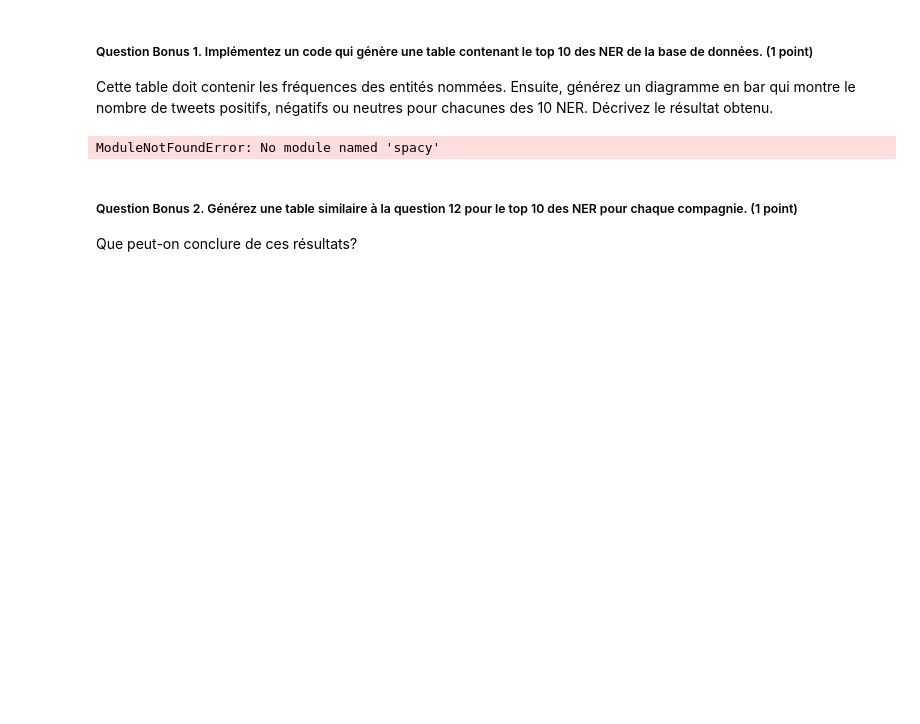
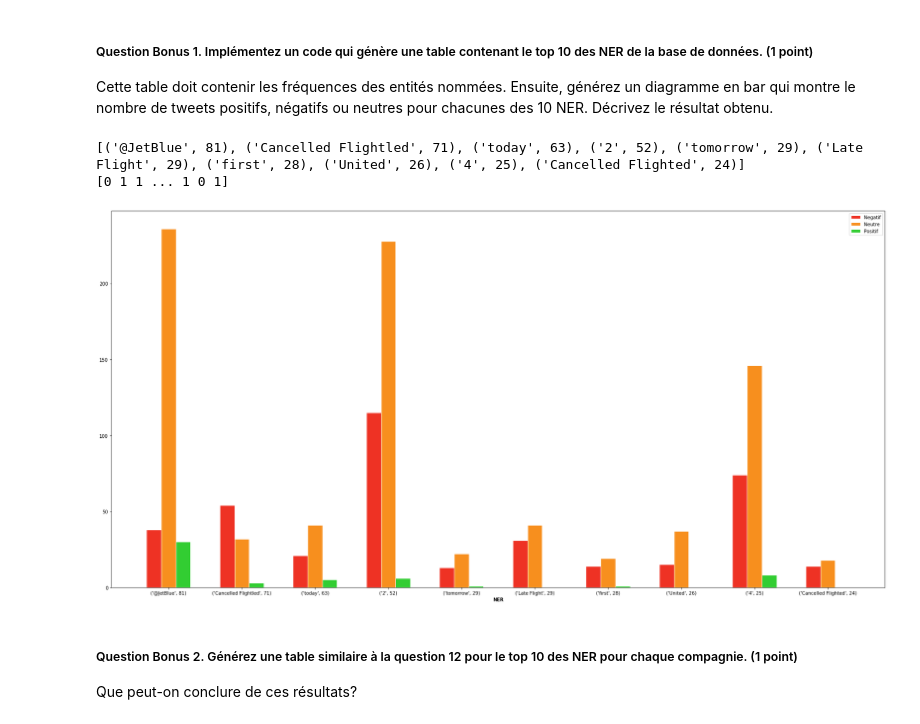
Before and after one commit to Isdriai/INF8111---Fouille-de-donn-es, a Jupyter notebook: TP1_INF8111_2019.ipynb, the cells around one changed output. Cells and saved outputs as stored; diff of their text form; code cells hidden in the pictures; blank space fills up the shorter version.

```diff
--- a/TP1_INF8111_2019.ipynb
+++ b/TP1_INF8111_2019.ipynb
@@ -1213,39 +1228,37 @@ for ner,b in res:
                 Negatif[i]=Negatif[i]+1
             if(result_test[j])==1:
                 Neutre[i]=Neutre[i]+1
             if(result_test[j])==2:
                 Positif[i]=Positif[i]+1
         j=j+1
     i=i+1
 
 #print(Negatif)
 #print(Neutre)
 #print(Positif)
 
 import matplotlib.pyplot as plt
 import numpy as np
 
 barWidth=0.2
 
 r1=np.arange(len(Negatif))
 r2=[x+barWidth for x in r1]
 r3=[x+barWidth for x in r2]
 
 plt.bar(r1, Negatif, color='#EE3224', width=barWidth, edgecolor='white', label='Negatif')
 plt.bar(r2, Neutre, color='#F78F1E', width=barWidth, edgecolor='white', label='Neutre')
 plt.bar(r3, Positif, color='#32CD32', width=barWidth, edgecolor='white', label='Positif')
 
 plt.xlabel('NER', fontweight='bold')
-plt.xticks([r + barWidth for r in range(len(Negatif))], analyze_NER(test_X),fontsize=18)
+plt.xticks([r + barWidth for r in range(len(Negatif))], analyze_NER(test_X))
 plt.rcParams["figure.figsize"]=[30,15]
 plt.legend()
 plt.show()
-
-"""
-
-"""
 # %% [output]
-ModuleNotFoundError: No module named 'spacy'
+[('@JetBlue', 81), ('Cancelled Flightled', 71), ('today', 63), ('2', 52), ('tomorrow', 29), ('Late Flight', 29), ('first', 28), ('United', 26), ('4', 25), ('Cancelled Flighted', 24)]
+[0 1 1 ... 1 0 1]
+[figure, added]
 # %% [markdown]
 ##### Question Bonus 2. Générez une table similaire à la question 12 pour le top 10 des NER pour chaque compagnie. (1 point)
 
```
Also changed, not shown: parts of 14 cells of this notebook.
